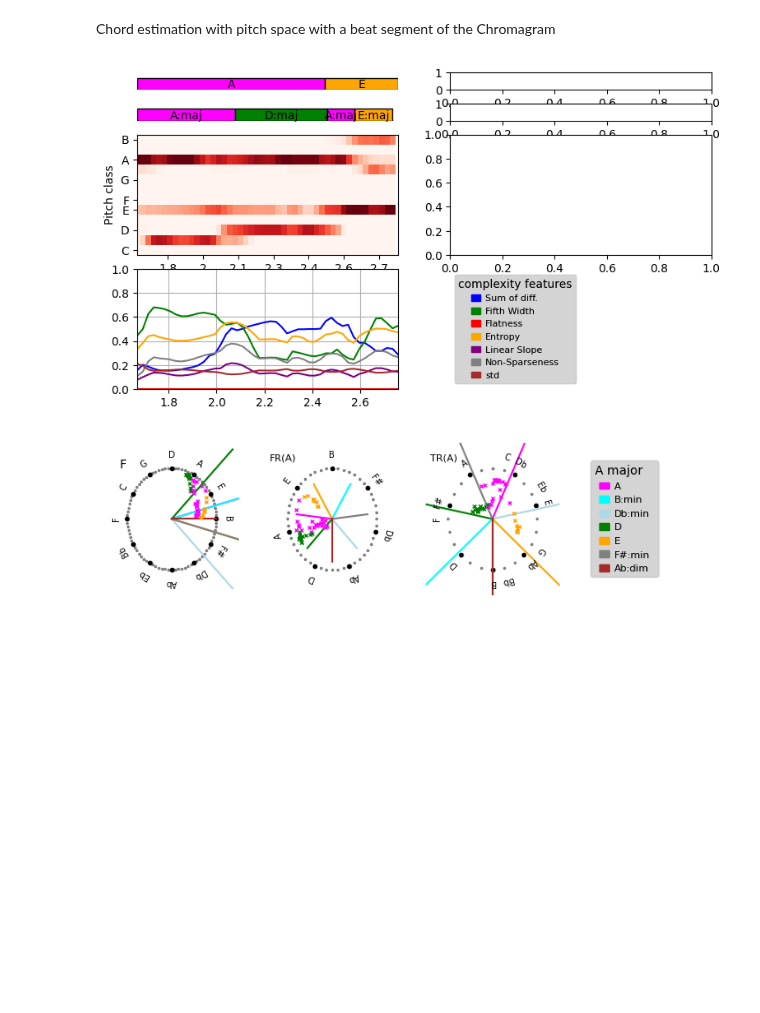
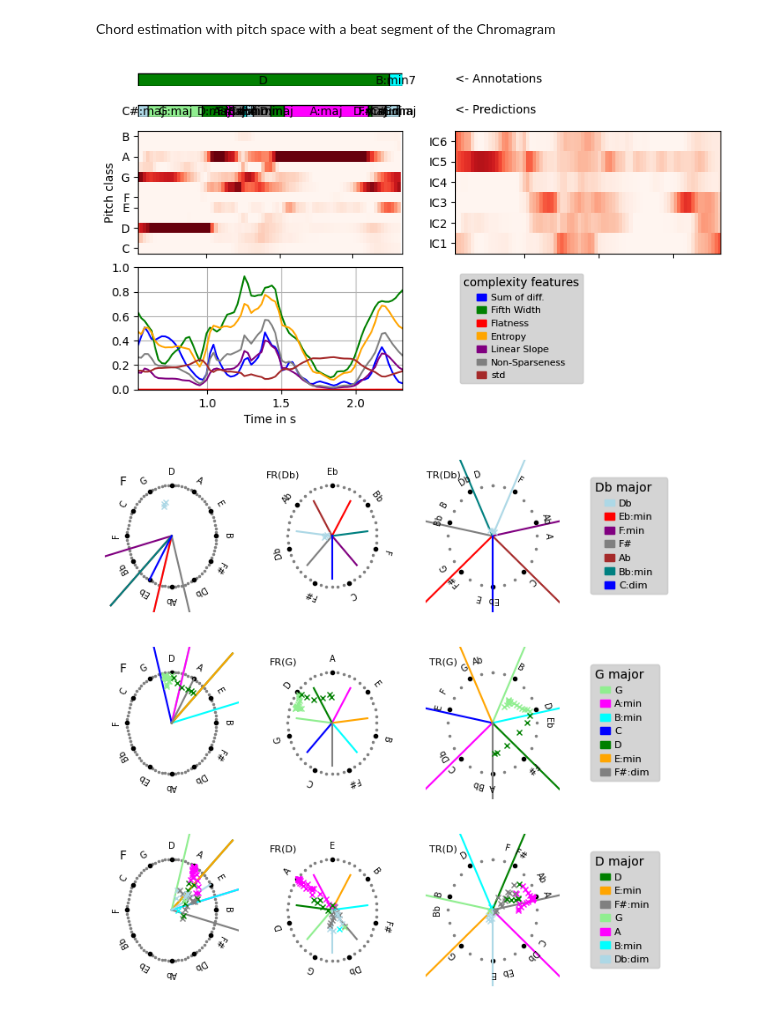
Before and after one commit to Maushax-jpg/chord-recognition, a Jupyter notebook: feature_evaluation.ipynb, the cells around one changed output. Drawn from its saved outputs; the diff is of its cells as text; code cells hidden in the pictures; blank space fills up the shorter version.

```diff
--- a/feature_evaluation.ipynb
+++ b/feature_evaluation.ipynb
@@ -15,9 +15,9 @@ Chromagram evaluation with beat-tracking </br>
 start = 0
 stop = 20
 path = "/home/max/ET-TI/Masterarbeit/mirdata/beatles/"
-title = "06_-_Rubber_Soul/11_-_In_My_Life"
+# title = "06_-_Rubber_Soul/11_-_In_My_Life"
 # title = "12_-_Let_It_Be/06_-_Let_It_Be"
-# title = "10CD1_-_The_Beatles/CD1_-_17_-_Julia"
+title = "10CD1_-_The_Beatles/CD1_-_17_-_Julia"
 
 y,sr = librosa.load(path+"/audio/"+title+".wav",mono=True,offset=start,duration=stop-start,sr=22050)
 target = mir_eval.io.load_labeled_intervals(path+"/annotations/chordlab/The Beatles/"+title+".lab",' ','#')
@@ -58,11 +58,19 @@ utilities.plotComplexityFeatures(ax[0],ax[1],t,complexity_features)
 # %% [markdown]
 Key estimation with the pitch space
 # %%
-pc_energy = pitchspace.getPitchClassEnergyProfile(chroma,threshold=0.7,angle_weight=0.7)
-pc_energy_filtered = pitchspace.filterPitchClassEnergy(pc_energy,alpha=0.96)
+r_F,_,_,_ = pitchspace.transformChroma(chroma)
+pc_energy = pitchspace.getPitchClassEnergyProfile(chroma,threshold=0.6,angle_weight=0.8)
+pc_energy_filtered = pitchspace.filterPitchClassEnergy(pc_energy,alpha=.9)
 keys = np.argmax(pc_energy_filtered,axis=1)
-fig,ax = plt.subplots()
+fig,ax = plt.subplots(1,2,width_ratios=(7,3),figsize=(9,3))
 # pitch class energy can conveniently be visualized with the plotChromagram function
-utilities.plotChromagram(ax,t,pc_energy_filtered,downbeats,upbeats)
-ax.plot(t,keys,'ok',markersize=1)
+utilities.plotChromagram(ax[0],t,pc_energy_filtered,downbeats,upbeats)
+
+pitchspace.plotCircleF(ax[1])
+colors = ["blue","lightblue", "green", "red", "orange", "purple", "grey", "lightgreen","brown", "magenta", "teal","cyan"]
+for i in range(r_F.shape[0]):
+    # rotate vector for plot
+    z = r_F[i] * 1j
+    ax[0].plot(t[i],keys[i],'o',color=colors[keys[i]], markersize=1)
+    ax[1].plot(z.real, z.imag, "x", color = colors[keys[i]],markersize=4)
 # %% [output]
@@ -83,7 +90,7 @@ for beat0, beat1 in itertools.pairwise(downbeats):
     bar_indices.append((idx0,idx1))
 
 # select a bar
-bar = 1
+bar = 0
 i_0 = bar_indices[bar][0]
 i_1 = bar_indices[bar][1]
 chroma_temp = chroma[i_0:i_1]
@@ -91,7 +98,7 @@ t_temp = t[i_0:i_1]
 rho_F,rho_FR,rho_TR,rho_DR = pitchspace.transformChroma(chroma_temp)
 
 # filter pc energy up to the selected bar!
-pc_energy = pitchspace.getPitchClassEnergyProfile(chroma[:i_1],threshold=0.7,angle_weight=0.7)
+pc_energy = pitchspace.getPitchClassEnergyProfile(chroma[:i_1],threshold=0.7,angle_weight=0.5)
 pc_energy_filtered = pitchspace.filterPitchClassEnergy(pc_energy,alpha=0.96)
 keys = np.argsort(pc_energy_filtered[i_0:])
 keys = keys[:,-1]  # pick the most likely keys
@@ -99,36 +106,47 @@ labels = pitchspace.estimateChordLabels(t_temp, chroma_temp,keys)
 est_intervals,est_labels = utilities.createChordIntervals(t_temp,labels)
 
 complexity_features = [
                 features.sumChromaDifferences(chroma_temp),
                 features.angularDeviation(chroma_temp),
                 features.flatness(chroma_temp),
                 features.shannonEntropy(chroma_temp),
                 features.negativeSlope(chroma_temp),
                 features.nonSparseness(chroma_temp),
                 features.standardDeviation(chroma_temp)
 ]
 interval_categories = features.intervalCategories(chroma_temp)
 # VISUALIZATION
 fig,ax = plt.subplots(4,2,height_ratios=(1,1,7,7),width_ratios=(7,7),figsize=(9,5))
 utilities.plotChordAnnotations(ax[0,0],target,(t[i_0],t[i_1]))
+ax[0,1].axis("off")
+ax[0,1].text(0,0.2,"<- Annotations")
 utilities.plotChordAnnotations(ax[1,0],(est_intervals,est_labels),(t[i_0],t[i_1]))
+ax[1,1].axis("off")
+ax[1,1].text(0,0.2,"<- Predictions")
 utilities.plotChromagram(ax[2,0],t[i_0:i_1],chroma[i_0:i_1]);
 ax[2,0].set_xlim(t[i_0],t[i_1]);
+ax[2,0].set_xlabel("")
+ax[2,0].set_xticklabels([])
+utilities.plotIntervalCategories(ax[2,1],t_temp,interval_categories)
+ax[2,1].set_xlabel("")
+ax[2,1].set_xticklabels([])
 utilities.plotComplexityFeatures(ax[3,0],ax[3,1],t_temp,complexity_features)
-
+ax[3,0].set_xlabel("Time in s")
 
 current_pitch_class = -1 # initialization
 for i in range(t_temp.shape[0]):
     if current_pitch_class != keys[i]:
         current_pitch_class = keys[i]
         fig,ax = plt.subplots(1,4,figsize=(9,9/4))
         pitchspace.plotDiatonicTriads(ax,current_pitch_class)
     z = rho_F[i] * 1j
-    ax[0].plot([z.real], [z.imag], "x",color = utilities.getColor(labels[i]), markersize=3)
+    ax[0].plot([z.real], [z.imag], "x",color = utilities.getColor(labels[i]), markersize=5)
     z = rho_FR[i, current_pitch_class] * 1j
-    ax[1].plot([z.real], [z.imag], "x",color = utilities.getColor(labels[i]), markersize=3)
+    ax[1].plot([z.real], [z.imag], "x",color = utilities.getColor(labels[i]), markersize=5)
     z = rho_TR[i, current_pitch_class] * 1j
-    ax[2].plot([z.real], [z.imag], "x",color = utilities.getColor(labels[i]), markersize=3)
+    ax[2].plot([z.real], [z.imag], "x",color = utilities.getColor(labels[i]), markersize=5)
 # %% [output]
-[figure, old version]
+[figure, new version]
-[figure, old version]
+[figure, new version]
+[figure, added]
+[figure, added]
```
Also changed, not shown: parts of 3 cells of this notebook.
